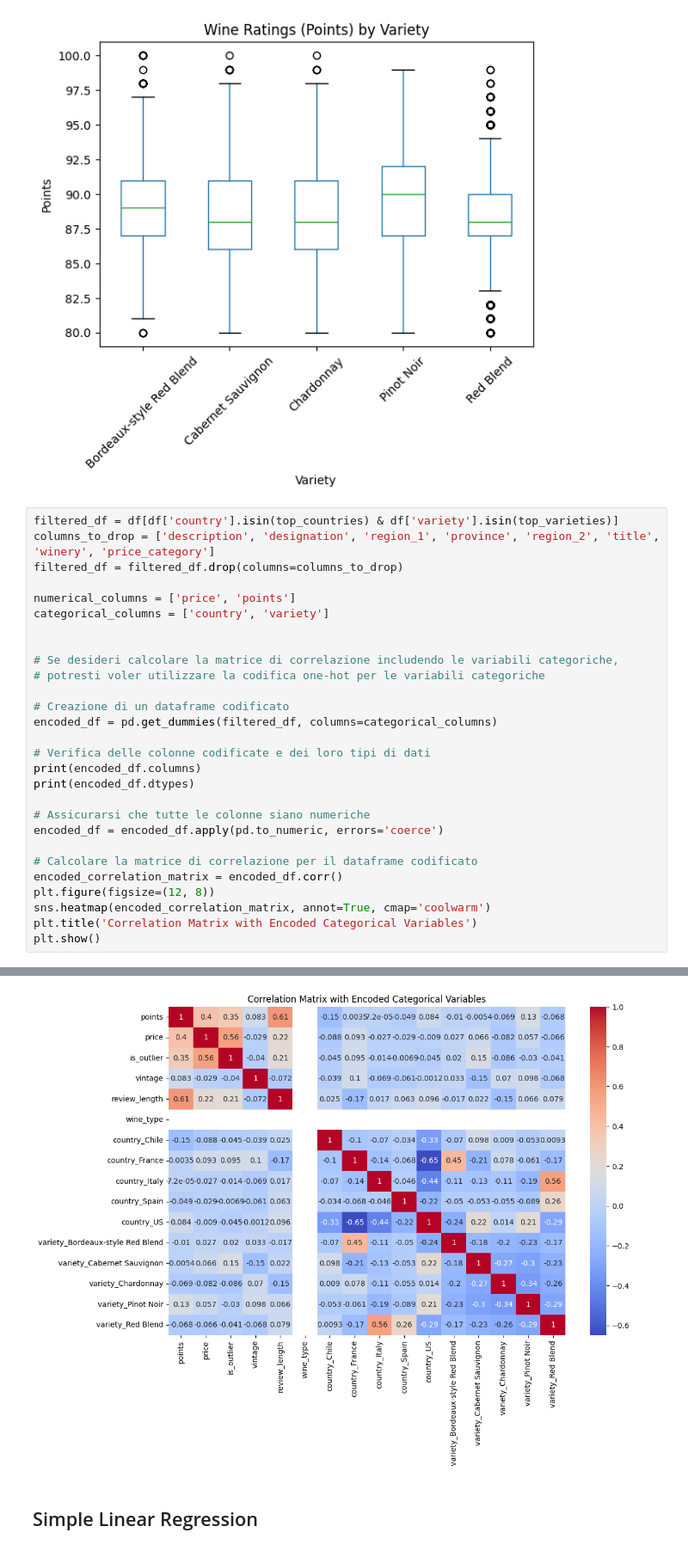
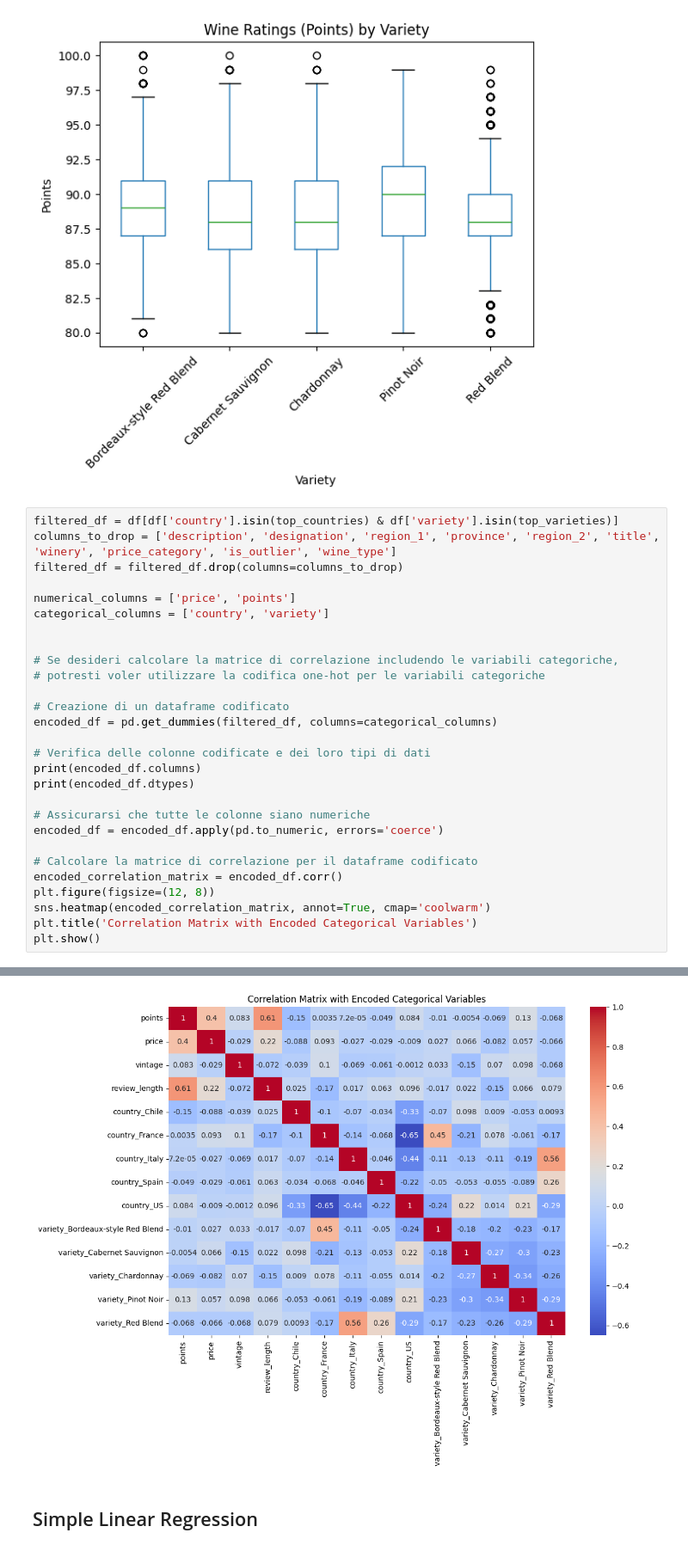
Before and after one commit to Supsi-Collaborative-Projects/wine-analysis, a Jupyter notebook: analysis.ipynb, the cells around one changed output, grey strips where cells are left out. Shown at 86% size. Cells and saved outputs as stored; diff of their text form.

```diff
--- a/analysis.ipynb
+++ b/analysis.ipynb
@@ -1360,7 +1366,7 @@ plt.show()
 [figure]
 # %%
 filtered_df = df[df['country'].isin(top_countries) & df['variety'].isin(top_varieties)]
-columns_to_drop = ['description', 'designation', 'region_1', 'province', 'region_2', 'title', 'winery', 'price_category']
+columns_to_drop = ['description', 'designation', 'region_1', 'province', 'region_2', 'title', 'winery', 'price_category', 'is_outlier', 'wine_type']
 filtered_df = filtered_df.drop(columns=columns_to_drop)
 
 numerical_columns = ['price', 'points']
@@ -1403,8 +1412,8 @@ wine_type                            object
 variety_Chardonnay                     bool
 variety_Pinot Noir                     bool
 variety_Red Blend                      bool
 dtype: object
-[figure, old version]
+[figure, new version]
 # %% [markdown]
 ## Simple Linear Regression
 # %% [markdown]
```
Also changed, not shown: parts of 14 cells of this notebook.
